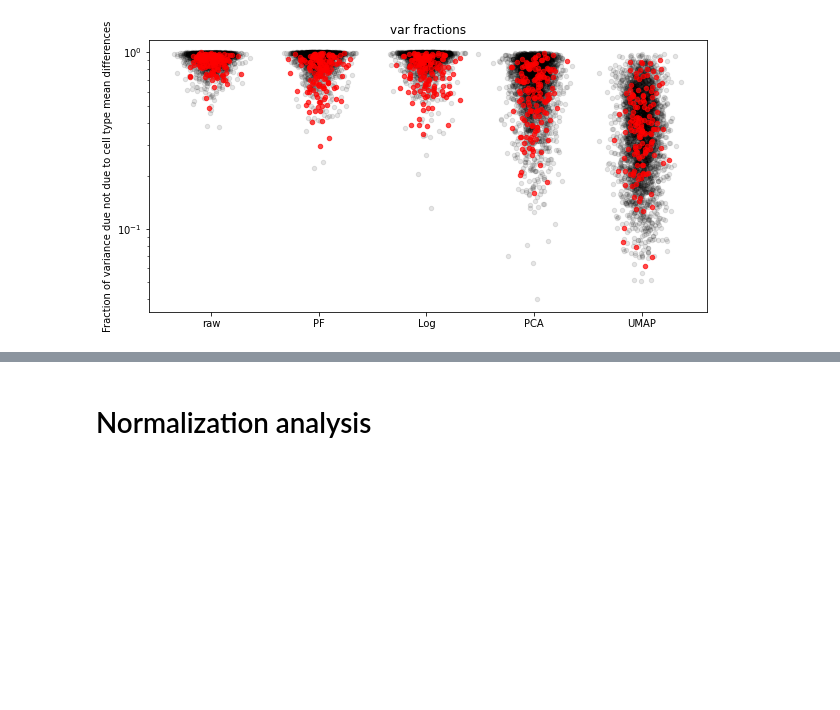
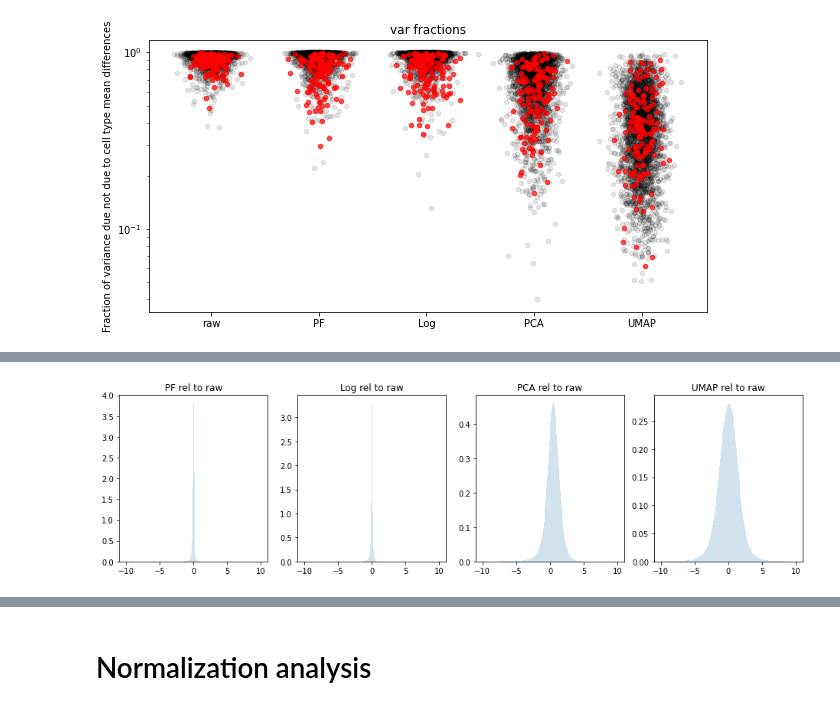
Before and after one commit to pachterlab/monod_examples, a Jupyter notebook: manuscript_computation/gg240420_allen_cellsubtypes_norm_analysis.ipynb, the cells around one changed output, grey strips where cells are left out. Saved outputs shown, nothing was run; the diff lists cells and outputs as text; code cells hidden in the pictures; blank space fills up the shorter version.

```diff
--- a/manuscript_computation/gg240420_allen_cellsubtypes_norm_analysis.ipynb
+++ b/manuscript_computation/gg240420_allen_cellsubtypes_norm_analysis.ipynb
@@ -520,0 +580,11 @@ Text(0, 0.5, 'Fraction of variance due not due to cell type mean differences')
+# %%
+n_rhos = int(sd.n_genes*(sd.n_genes-1)/2)
+fig1,ax1 = plt.subplots(1,4,figsize=(16,4))
+labels = ['PF','Log','PCA','UMAP']
+# bins = np.linspace(-1,1,200)
+for k in range(4):
+    ax1[k].hist(rhos[k+1]/rhos[0],np.linspace(-10,10,200),alpha=0.2,label=labels[k],density=True)
+# ax1.legend()
+    ax1[k].set_title(labels[k]+' rel to raw')
+# %% [output]
+[figure, added]
```
Also changed, not shown: parts of 30 cells of this notebook.
